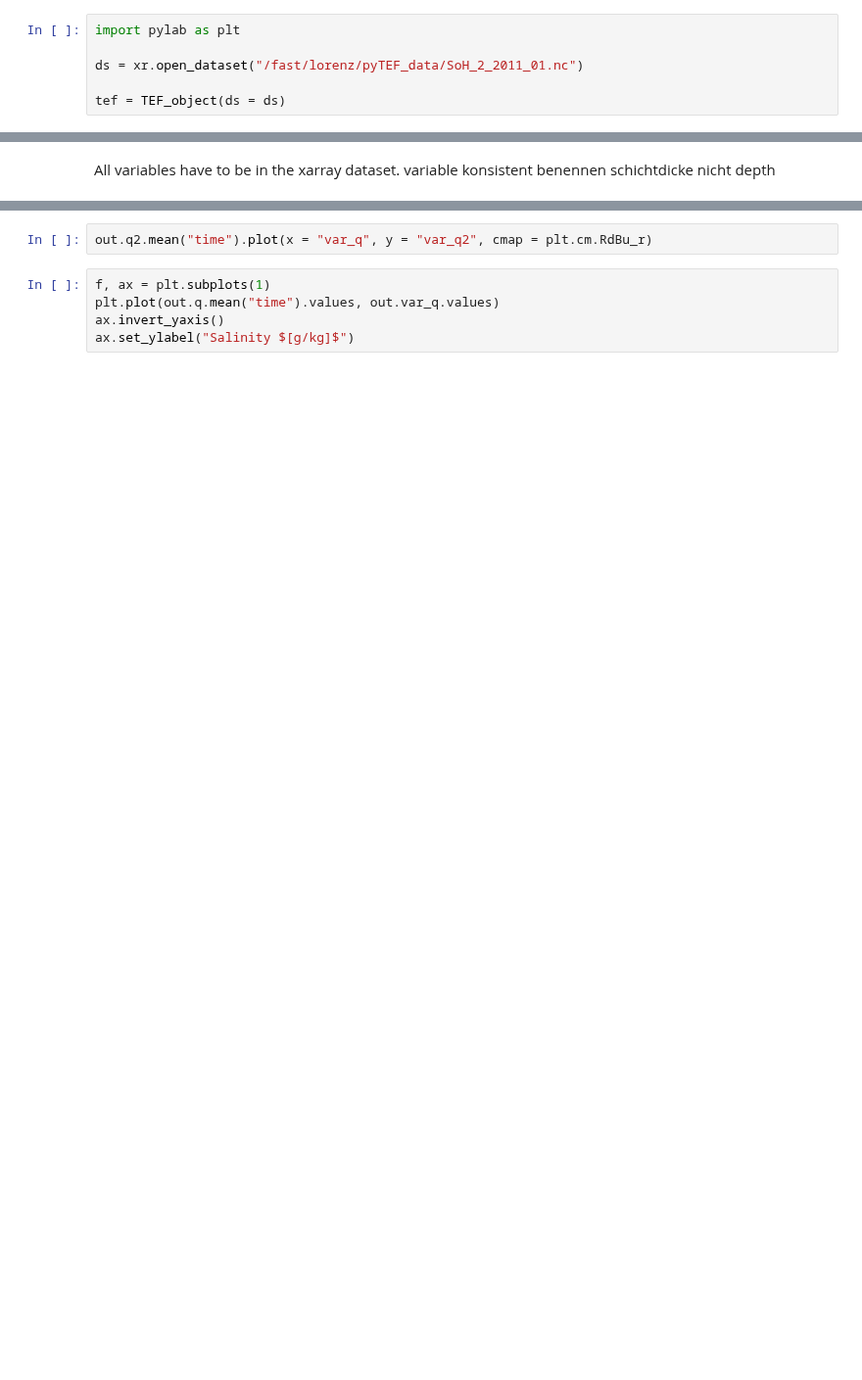
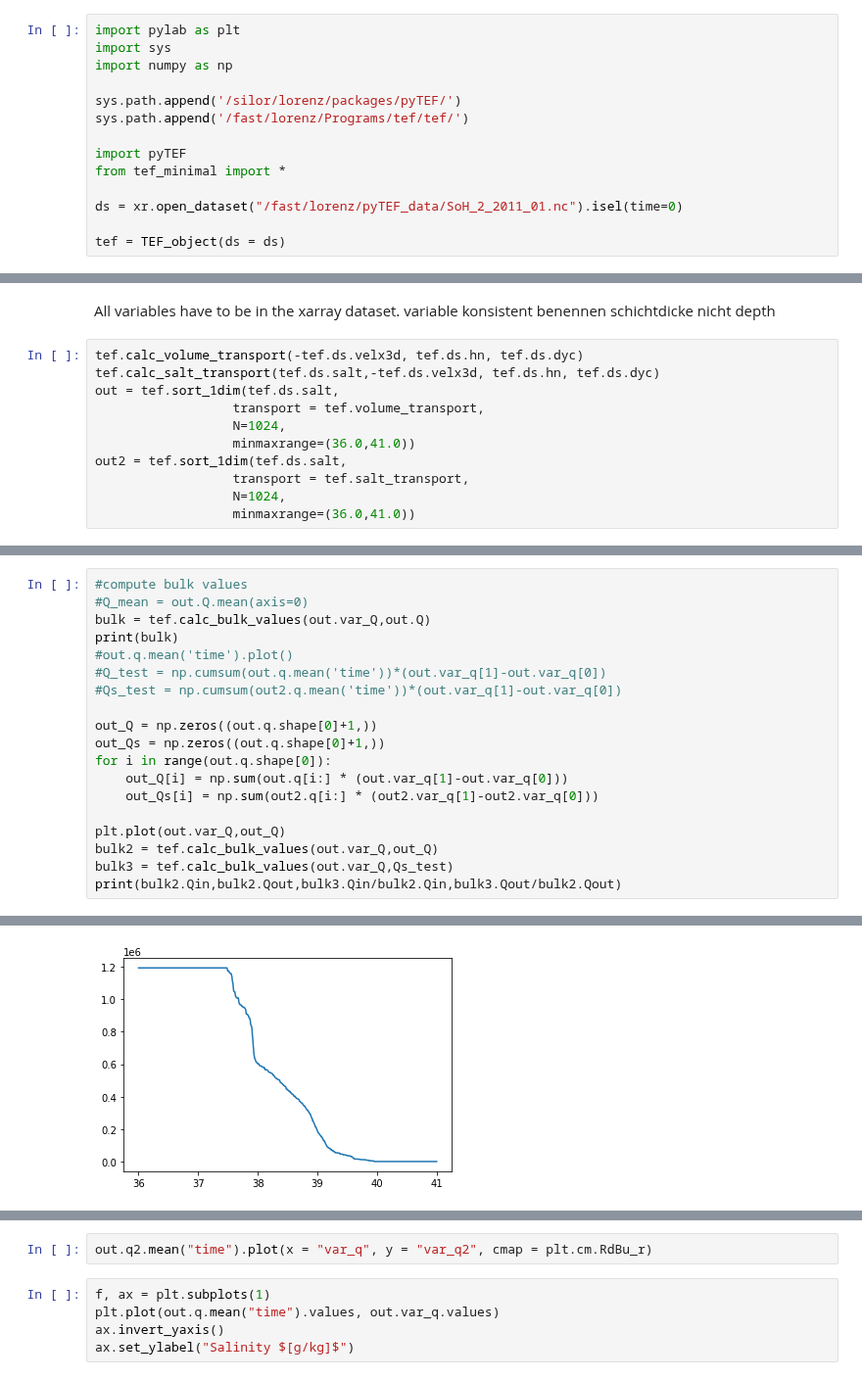
Before and after one commit to florianboergel/pyTEF, a Jupyter notebook: 00_tef_core.ipynb, the cells around one changed output, grey strips where cells are left out. Shown at 98% size. Saved outputs shown, nothing was run; the diff lists cells and outputs as text; blank space fills up the shorter version.

```diff
--- a/00_tef_core.ipynb
+++ b/00_tef_core.ipynb
@@ -371,6 +708,14 @@ class TEF_object():
 # %%
 import pylab as plt
+import sys
+import numpy as np
 
-ds = xr.open_dataset("/fast/lorenz/pyTEF_data/SoH_2_2011_01.nc")
+sys.path.append('/silor/lorenz/packages/pyTEF/')
+sys.path.append('/fast/lorenz/Programs/tef/tef/')
+
+import pyTEF
+from tef_minimal import *
+
+ds = xr.open_dataset("/fast/lorenz/pyTEF_data/SoH_2_2011_01.nc").isel(time=0)
 
 tef = TEF_object(ds = ds)
@@ -383,3 +727,14 @@ Available fields: bathymetry, dxc, dyc, hn, rho, salt, temp, velx3d, vely3d, z
 All variables have to be in the xarray dataset.
 variable konsistent benennen
 schichtdicke nicht depth
+# %%
+tef.calc_volume_transport(-tef.ds.velx3d, tef.ds.hn, tef.ds.dyc)
+tef.calc_salt_transport(tef.ds.salt,-tef.ds.velx3d, tef.ds.hn, tef.ds.dyc)
+out = tef.sort_1dim(tef.ds.salt,
+                  transport = tef.volume_transport,
+                  N=1024,
+                  minmaxrange=(36.0,41.0))
+out2 = tef.sort_1dim(tef.ds.salt,
+                  transport = tef.salt_transport,
+                  N=1024,
+                  minmaxrange=(36.0,41.0))
@@ -385,0 +767,20 @@ schichtdicke nicht depth
+# %%
+#compute bulk values
+#Q_mean = out.Q.mean(axis=0)
+bulk = tef.calc_bulk_values(out.var_Q,out.Q)
+print(bulk)
+#out.q.mean('time').plot()
+#Q_test = np.cumsum(out.q.mean('time'))*(out.var_q[1]-out.var_q[0])
+#Qs_test = np.cumsum(out2.q.mean('time'))*(out.var_q[1]-out.var_q[0])
+
+out_Q = np.zeros((out.q.shape[0]+1,))
+out_Qs = np.zeros((out.q.shape[0]+1,))
+for i in range(out.q.shape[0]):
+    out_Q[i] = np.sum(out.q[i:] * (out.var_q[1]-out.var_q[0]))
+    out_Qs[i] = np.sum(out2.q[i:] * (out2.var_q[1]-out2.var_q[0]))
+
+plt.plot(out.var_Q,out_Q)
+bulk2 = tef.calc_bulk_values(out.var_Q,out_Q)
+bulk3 = tef.calc_bulk_values(out.var_Q,Qs_test)
+print(bulk2.Qin,bulk2.Qout,bulk3.Qin/bulk2.Qin,bulk3.Qout/bulk2.Qout)
+# %% [output]
@@ -385,0 +804 @@ schichtdicke nicht depth
+[figure, added]
```
Also changed, not shown: parts of 11 cells of this notebook.
